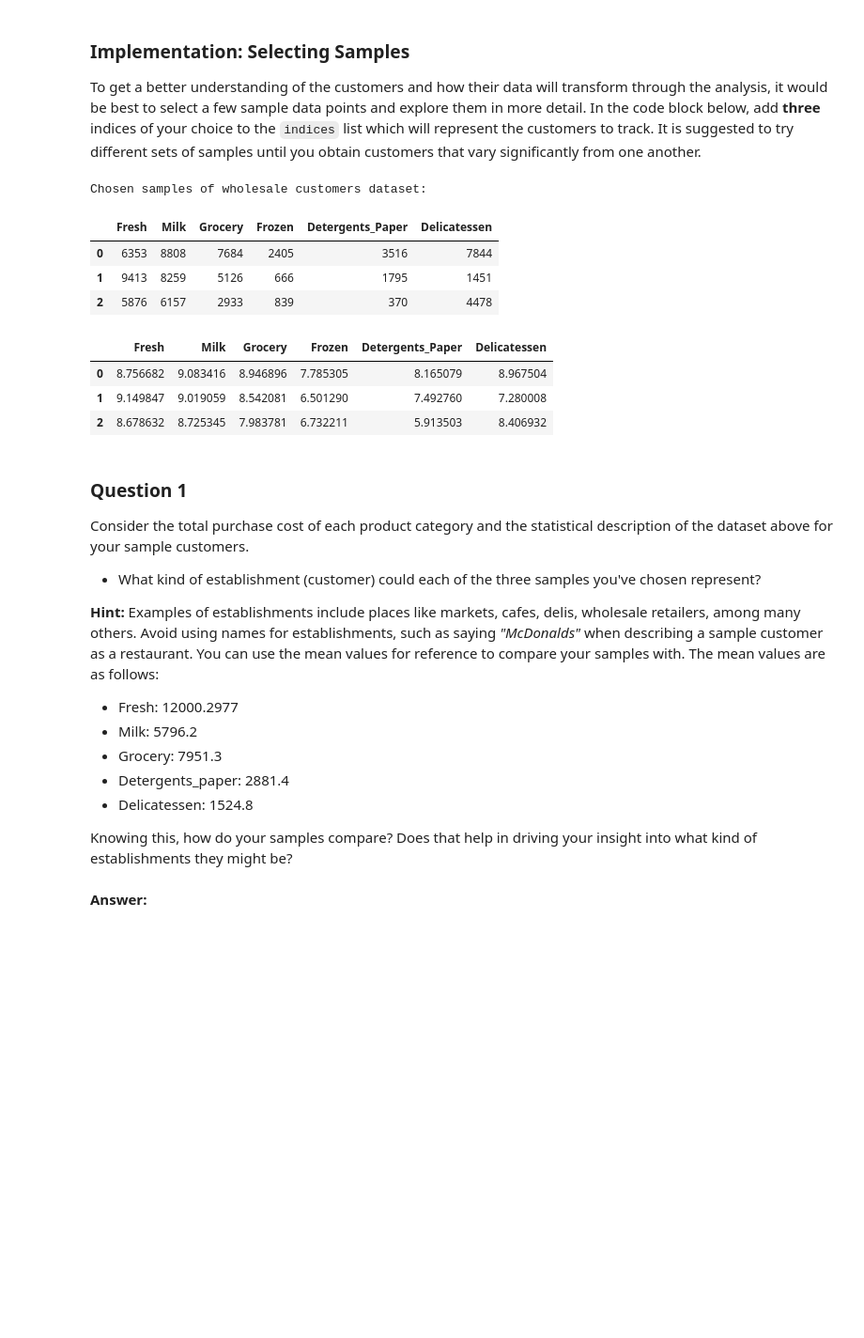
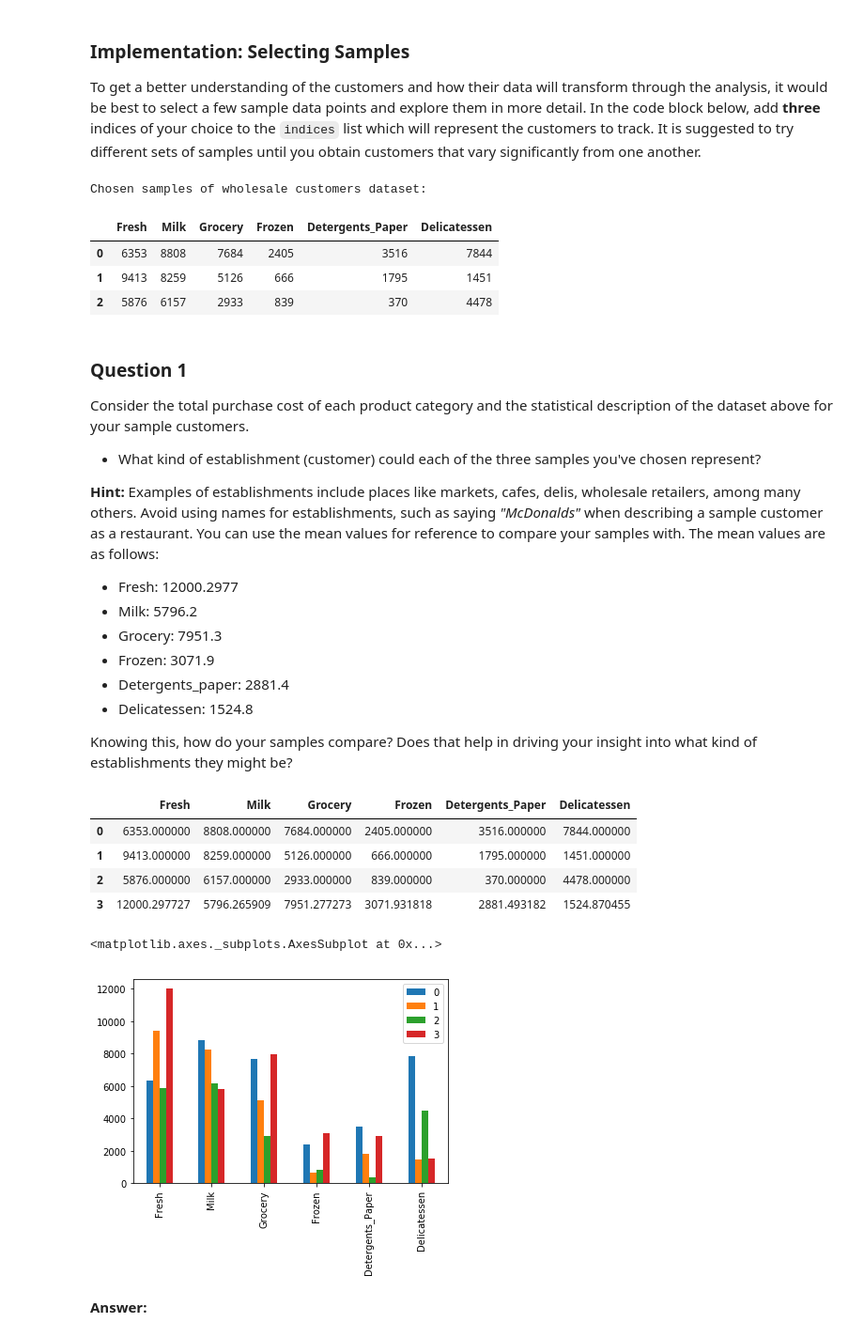
Before and after one commit to afobo/machine-learning, a Jupyter notebook: projects/customer_segments/customer_segments.ipynb, the cells around one changed output. Shown at 94% size. Cells and saved outputs as stored; diff of their text form; code cells hidden in the pictures; blank space fills up the shorter version.

```diff
--- a/projects/customer_segments/customer_segments.ipynb
+++ b/projects/customer_segments/customer_segments.ipynb
@@ -66,17 +66,13 @@ indices = [2,5,17]
 samples = pd.DataFrame(data.loc[indices], columns = data.keys()).reset_index(drop = True)
 print("Chosen samples of wholesale customers dataset:")
 display(samples)
-display(np.log(samples))
+# display(np.log(samples))
 # %% [output]
 Chosen samples of wholesale customers dataset:
 |  | Fresh | Milk | Grocery | Frozen | Detergents_Paper | Delicatessen |
 | 0 | 6353 | 8808 | 7684 | 2405 | 3516 | 7844 |
 | 1 | 9413 | 8259 | 5126 | 666 | 1795 | 1451 |
 | 2 | 5876 | 6157 | 2933 | 839 | 370 | 4478 |
-|  | Fresh | Milk | Grocery | Frozen | Detergents_Paper | Delicatessen |
-| 0 | 8.756682 | 9.083416 | 8.946896 | 7.785305 | 8.165079 | 8.967504 |
-| 1 | 9.149847 | 9.019059 | 8.542081 | 6.501290 | 7.492760 | 7.280008 |
-| 2 | 8.678632 | 8.725345 | 7.983781 | 6.732211 | 5.913503 | 8.406932 |
 # %% [markdown]
 ### Question 1
 Consider the total purchase cost of each product category and the statistical description of the dataset above for your sample customers.
@@ -88,10 +84,24 @@ Consider the total purchase cost of each product category and the statistical de
 * Fresh: 12000.2977
 * Milk: 5796.2
 * Grocery: 7951.3
+* Frozen: 3071.9
 * Detergents_paper: 2881.4
 * Delicatessen: 1524.8
 
 Knowing this, how do your samples compare? Does that help in driving your insight into what kind of establishments they might be?
+# %%
+# let's display samples together with mean
+samples_with_mean = samples.append(data.mean(), ignore_index=True)
+display(samples_with_mean)
+samples_with_mean.transpose().plot.bar()
+# %% [output]
+|  | Fresh | Milk | Grocery | Frozen | Detergents_Paper | Delicatessen |
+| 0 | 6353.000000 | 8808.000000 | 7684.000000 | 2405.000000 | 3516.000000 | 7844.000000 |
+| 1 | 9413.000000 | 8259.000000 | 5126.000000 | 666.000000 | 1795.000000 | 1451.000000 |
+| 2 | 5876.000000 | 6157.000000 | 2933.000000 | 839.000000 | 370.000000 | 4478.000000 |
+| 3 | 12000.297727 | 5796.265909 | 7951.277273 | 3071.931818 | 2881.493182 | 1524.870455 |
+<matplotlib.axes._subplots.AxesSubplot at 0x...>
+[figure, added]
 # %% [markdown]
 **Answer:**
 # %% [markdown]
```
Also changed, not shown: parts of 5 cells of this notebook.
